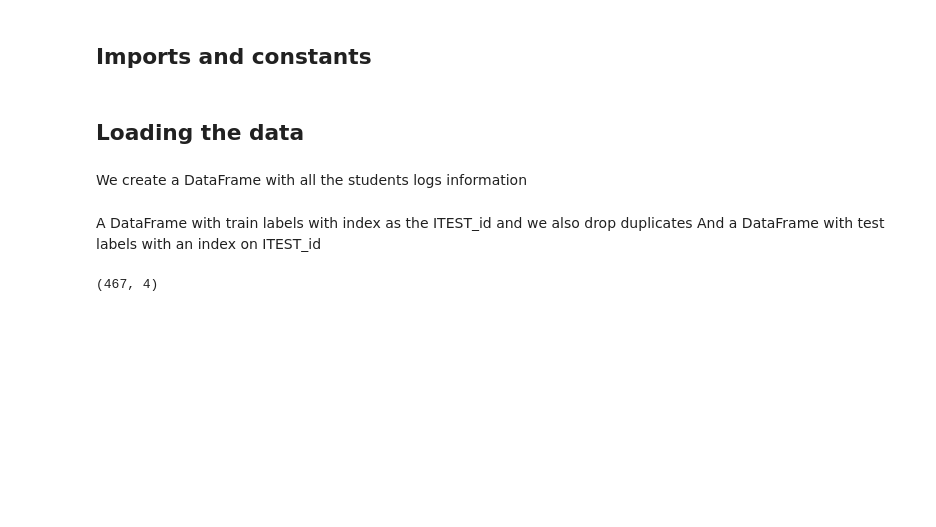
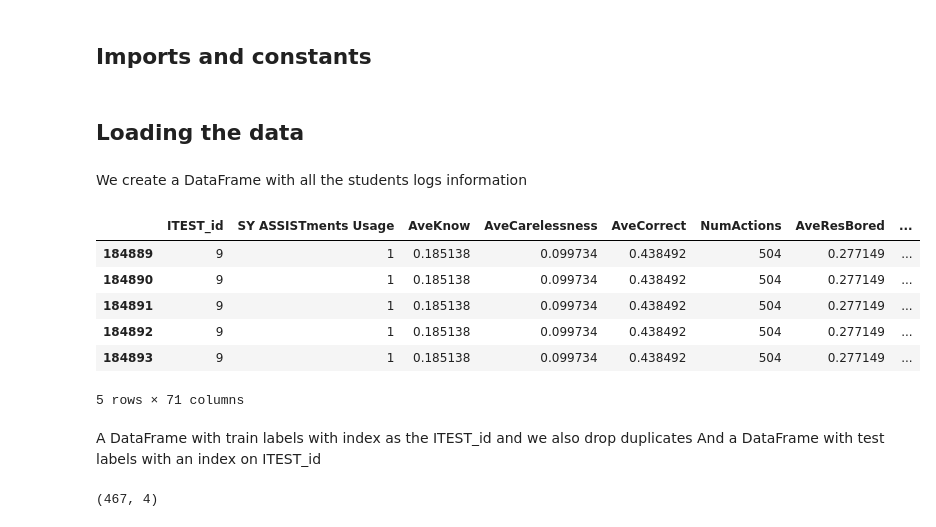
Before and after one commit to darioAnongba/ASSIStments-Competition, a Jupyter notebook: report.ipynb, the cells around one changed output. Cells and saved outputs as stored; diff of their text form; code cells hidden in the pictures; blank space fills up the shorter version.

```diff
--- a/report.ipynb
+++ b/report.ipynb
@@ -23,6 +23,15 @@ We create a DataFrame with all the students logs information
 # %%
 student_logs = pd.read_pickle(DATA_DIR + 'student_train_logs')
 student_test_logs = pd.read_pickle(DATA_DIR + 'student_test_logs')
+student_logs.head()
+# %% [output]
+|  | ITEST_id | SY ASSISTments Usage | AveKnow | AveCarelessness | AveCorrect | NumActions | AveResBored | ... |
+| 184889 | 9 | 1 | 0.185138 | 0.099734 | 0.438492 | 504 | 0.277149 | ... |
+| 184890 | 9 | 1 | 0.185138 | 0.099734 | 0.438492 | 504 | 0.277149 | ... |
+| 184891 | 9 | 1 | 0.185138 | 0.099734 | 0.438492 | 504 | 0.277149 | ... |
+| 184892 | 9 | 1 | 0.185138 | 0.099734 | 0.438492 | 504 | 0.277149 | ... |
+| 184893 | 9 | 1 | 0.185138 | 0.099734 | 0.438492 | 504 | 0.277149 | ... |
+5 rows × 71 columns
 # %% [markdown]
 A DataFrame with train labels with index as the ITEST_id and we also drop duplicates
 And a DataFrame with test labels with an index on ITEST_id
```
Also changed, not shown: parts of 25 cells of this notebook, 3 other files.
